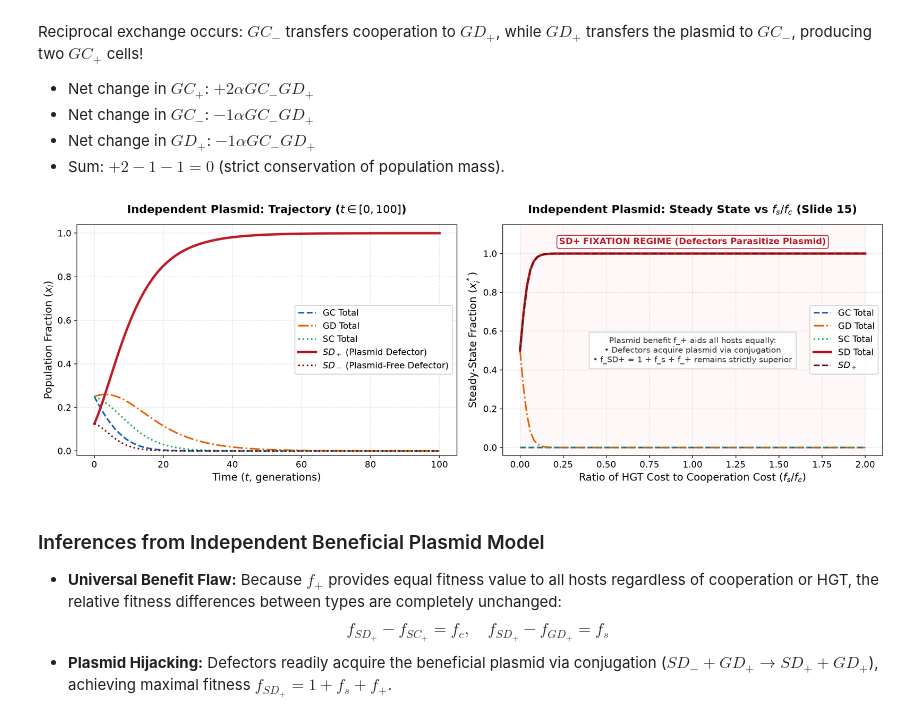
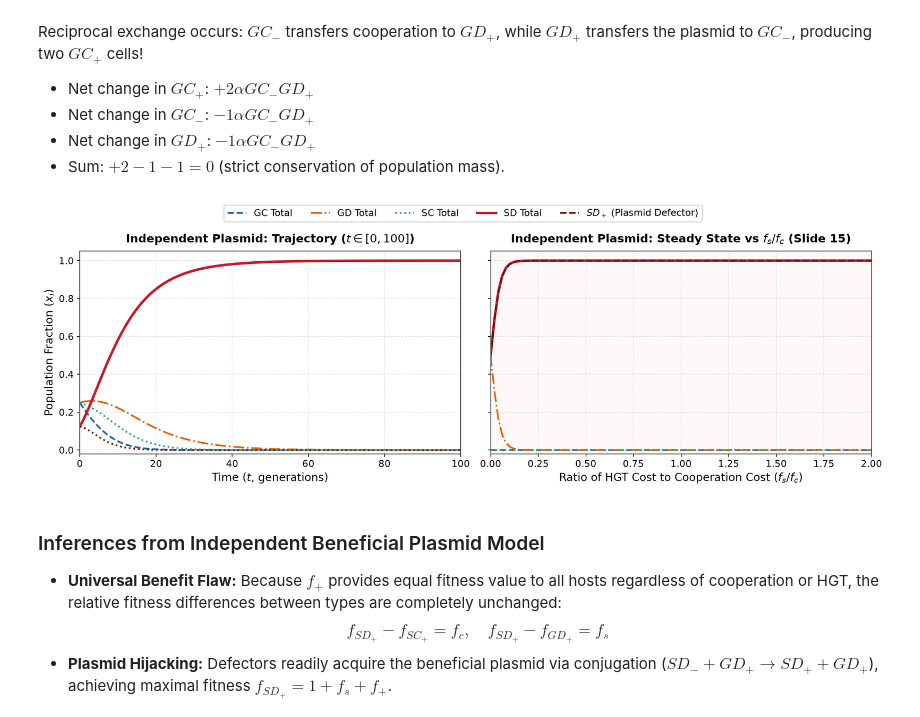
Before and after one commit to tshrayansh/To-Gossip-or-Not-To-Gossip, a Jupyter notebook: BEE26_To_Gossip_or_Not_To_Gossip.ipynb, the cells around one changed output. Saved outputs shown, nothing was run; the diff lists cells and outputs as text; code cells hidden in the pictures.

```diff
--- a/BEE26_To_Gossip_or_Not_To_Gossip.ipynb
+++ b/BEE26_To_Gossip_or_Not_To_Gossip.ipynb
@@ -28,6 +28,7 @@ This project systematically reconstructs the mathematical framework presented at
 import numpy as np
 import scipy.integrate as spi
 import matplotlib.pyplot as plt
+from matplotlib.lines import Line2D
 
 # Global Typography & Clean Aesthetic Configuration (Zero-Overlap Guaranteed)
 plt.rcParams.update({
@@ -35,12 +36,12 @@ plt.rcParams.update({
     "font.family": "sans-serif",
     "font.size": 11,
     "axes.labelsize": 13,
-    "axes.titlesize": 14,
+    "axes.titlesize": 13.5,
     "axes.titleweight": "bold",
     "xtick.labelsize": 11,
     "ytick.labelsize": 11,
     "legend.fontsize": 11,
-    "figure.titlesize": 16,
+    "figure.titlesize": 15,
     "figure.titleweight": "bold",
     "figure.dpi": 150,
     "axes.spines.top": True,
@@ -55,13 +56,10 @@ plt.rcParams.update({
 
 # Strictly Unified Color Palette
 COLOR_GC = "#1a5fb4"        # Generous Cooperator (Cobalt Blue)
-COLOR_GC_MINUS = "#62a0ea"  # Plasmid-free GC (Light Blue)
 COLOR_GD = "#e66100"        # Generous Defector (Amber Orange)
-COLOR_GD_MINUS = "#f69846"  # Plasmid-free GD (Light Orange)
 COLOR_SC = "#26a269"        # Secretive Cooperator (Forest Green)
-COLOR_SC_MINUS = "#57e389"  # Plasmid-free SC (Mint Green)
+COLOR_SD = "#c01c28"        # Secretive Defector (Crimson Red)
 COLOR_SC_PLUS = "#8e24aa"   # Plasmid-bearing SC (Vibrant Purple)
-COLOR_SD = "#c01c28"        # Secretive Defector (Crimson Red)
 COLOR_SD_PLUS = "#681313"   # Plasmid-bearing SD (Deep Maroon)
 
 # Shading tones
@@ -264,62 +261,62 @@ def independent_plasmid_ode(t, y, alpha, fc, fs, fplus):
 # 1. Simulate time series
 y0_indep = [1/8.0] * 8
 fplus = 0.3
 sol_indep = spi.solve_ivp(independent_plasmid_ode, t_span, y0_indep, args=(alpha, fc, fs, fplus), t_eval=t_eval, method='RK45')
 
 # 2. Parameter sweep vs fs / fc (Slide 15)
 indep_sweep = []
 for r in ratios:
     sol = spi.solve_ivp(independent_plasmid_ode, (0, 200), y0_indep, args=(alpha, fc, r * fc, fplus), method='RK45')
     final = np.maximum(0, sol.y[:, -1])
     indep_sweep.append(final / np.sum(final))
 indep_sweep = np.array(indep_sweep)
 
-# Clean, non-overlapping figure layout
-fig, (ax1, ax2) = plt.subplots(1, 2, figsize=(15, 5.2))
+# Clean, non-overlapping figure layout (Zero text inside data area)
+fig, (ax1, ax2) = plt.subplots(1, 2, figsize=(14, 4.6), sharey=True)
 
 # Subplot 1: Trajectory
-ax1.plot(sol_indep.t, sol_indep.y[0] + sol_indep.y[1], label="GC Total", color=COLOR_GC, linestyle="--", linewidth=2.0)
-ax1.plot(sol_indep.t, sol_indep.y[2] + sol_indep.y[3], label="GD Total", color=COLOR_GD, linestyle="-.", linewidth=2.0)
-ax1.plot(sol_indep.t, sol_indep.y[4] + sol_indep.y[5], label="SC Total", color=COLOR_SC, linestyle=":", linewidth=2.0)
-ax1.plot(sol_indep.t, sol_indep.y[6], label="$SD_+$ (Plasmid Defector)", color=COLOR_SD, linestyle="-", linewidth=3.0)
-ax1.plot(sol_indep.t, sol_indep.y[7], label="$SD_-$ (Plasmid-Free Defector)", color=COLOR_SD_PLUS, linestyle=":", linewidth=2.0)
-ax1.set_title("Independent Plasmid: Trajectory ($t \\in [0, 100]$)", pad=14)
+ax1.plot(sol_indep.t, sol_indep.y[0] + sol_indep.y[1], color=COLOR_GC, linestyle="--", linewidth=2.0)
+ax1.plot(sol_indep.t, sol_indep.y[2] + sol_indep.y[3], color=COLOR_GD, linestyle="-.", linewidth=2.0)
+ax1.plot(sol_indep.t, sol_indep.y[4] + sol_indep.y[5], color=COLOR_SC, linestyle=":", linewidth=2.0)
+ax1.plot(sol_indep.t, sol_indep.y[6], color=COLOR_SD, linestyle="-", linewidth=3.0)
+ax1.plot(sol_indep.t, sol_indep.y[7], color=COLOR_SD_PLUS, linestyle=":", linewidth=2.0)
+ax1.set_title("Independent Plasmid: Trajectory ($t \\in [0, 100]$)", pad=10)
 ax1.set_xlabel("Time ($t$, generations)")
 ax1.set_ylabel("Population Fraction ($x_i$)")
-ax1.set_ylim(-0.02, 1.04)
-ax1.legend(loc="center right", framealpha=0.92)
+ax1.set_xlim(0, 100)
+ax1.set_ylim(-0.02, 1.05)
 
 # Subplot 2: Bifurcation (Slide 15)
 total_sd = indep_sweep[:, 6] + indep_sweep[:, 7]
 total_gc = indep_sweep[:, 0] + indep_sweep[:, 1]
 total_gd = indep_sweep[:, 2] + indep_sweep[:, 3]
 total_sc = indep_sweep[:, 4] + indep_sweep[:, 5]
 
-ax2.plot(ratios, total_gc, label="GC Total", color=COLOR_GC, linestyle="--", linewidth=2.0)
-ax2.plot(ratios, total_gd, label="GD Total", color=COLOR_GD, linestyle="-.", linewidth=2.0)
-ax2.plot(ratios, total_sc, label="SC Total", color=COLOR_SC, linestyle=":", linewidth=2.0)
-ax2.plot(ratios, total_sd, label="SD Total", color=COLOR_SD, linestyle="-", linewidth=3.0)
-ax2.plot(ratios, indep_sweep[:, 6], label=r"$SD_+$", color=COLOR_SD_PLUS, linestyle="--", linewidth=2.0)
+ax2.plot(ratios, total_gc, color=COLOR_GC, linestyle="--", linewidth=2.0)
+ax2.plot(ratios, total_gd, color=COLOR_GD, linestyle="-.", linewidth=2.0)
+ax2.plot(ratios, total_sc, color=COLOR_SC, linestyle=":", linewidth=2.0)
+ax2.plot(ratios, total_sd, color=COLOR_SD, linestyle="-", linewidth=3.0)
+ax2.plot(ratios, indep_sweep[:, 6], color=COLOR_SD_PLUS, linestyle="--", linewidth=2.0)
 ax2.axvspan(0.0, 2.0, color=SHADE_SD, alpha=0.35)
-ax2.set_title("Independent Plasmid: Steady State vs $f_s / f_c$ (Slide 15)", pad=14)
+ax2.set_title("Independent Plasmid: Steady State vs $f_s / f_c$ (Slide 15)", pad=10)
 ax2.set_xlabel(r"Ratio of HGT Cost to Cooperation Cost ($f_s / f_c$)")
-ax2.set_ylabel("Steady-State Fraction ($x_i^*$)")
-ax2.set_ylim(-0.04, 1.15)
-ax2.text(1.0, 1.06, "SD+ FIXATION REGIME (Defectors Parasitize Plasmid)",
-         ha="center", va="center", color=COLOR_SD, fontweight="bold",
-         bbox=dict(boxstyle="round,pad=0.25", facecolor="white", edgecolor=COLOR_SD, linewidth=1.0))
-ax2.text(1.0, 0.50,
-         "Plasmid benefit f_+ aids all hosts equally:\n"
-         "• Defectors acquire plasmid via conjugation\n"
-         "• f_SD+ = 1 + f_s + f_+ remains strictly superior",
-         ha="center", va="center", fontsize=10, color="#333333",
-         bbox=dict(boxstyle="square,pad=0.5", facecolor="#ffffff", edgecolor="#cccccc", alpha=0.9))
-ax2.legend(loc="center right", framealpha=0.92)
+ax2.set_xlim(0.0, 2.0)
+
+# Single shared legend placed ONCE outside data area
+handles_indep = [
+    Line2D([0], [0], color=COLOR_GC, linestyle="--", linewidth=2.0, label="GC Total"),
+    Line2D([0], [0], color=COLOR_GD, linestyle="-.", linewidth=2.0, label="GD Total"),
+    Line2D([0], [0], color=COLOR_SC, linestyle=":", linewidth=2.0, label="SC Total"),
+    Line2D([0], [0], color=COLOR_SD, linestyle="-", linewidth=2.8, label="SD Total"),
+    Line2D([0], [0], color=COLOR_SD_PLUS, linestyle="--", linewidth=2.0, label=r"$SD_+$ (Plasmid Defector)")
+]
+fig.legend(handles=handles_indep, loc="upper center", bbox_to_anchor=(0.5, 1.04), ncol=5, framealpha=0.95, edgecolor="#cccccc")
 
 plt.tight_layout()
+plt.subplots_adjust(top=0.86)
 plt.show()
 # %% [output]
-[figure, old version]
+[figure, new version]
 # %% [markdown]
 ### Inferences from Independent Beneficial Plasmid Model
 - **Universal Benefit Flaw:** Because $f_+$ provides equal fitness value to all hosts regardless of cooperation or HGT, the relative fitness differences between types are completely unchanged:
```
Also changed, not shown: parts of 6 cells of this notebook, 11 other files.
